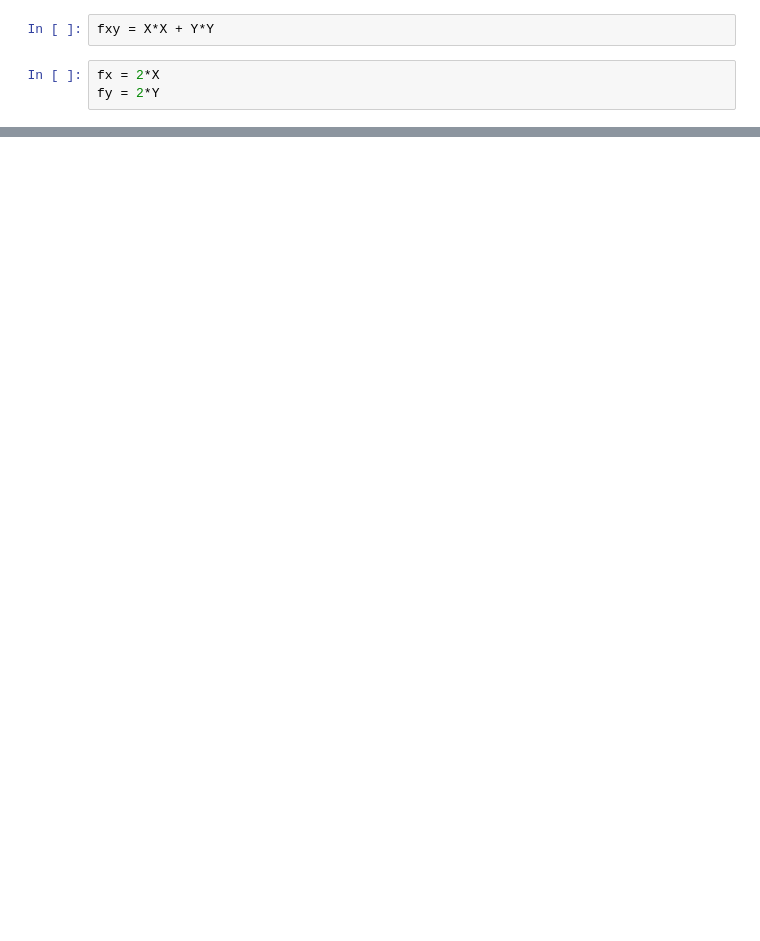
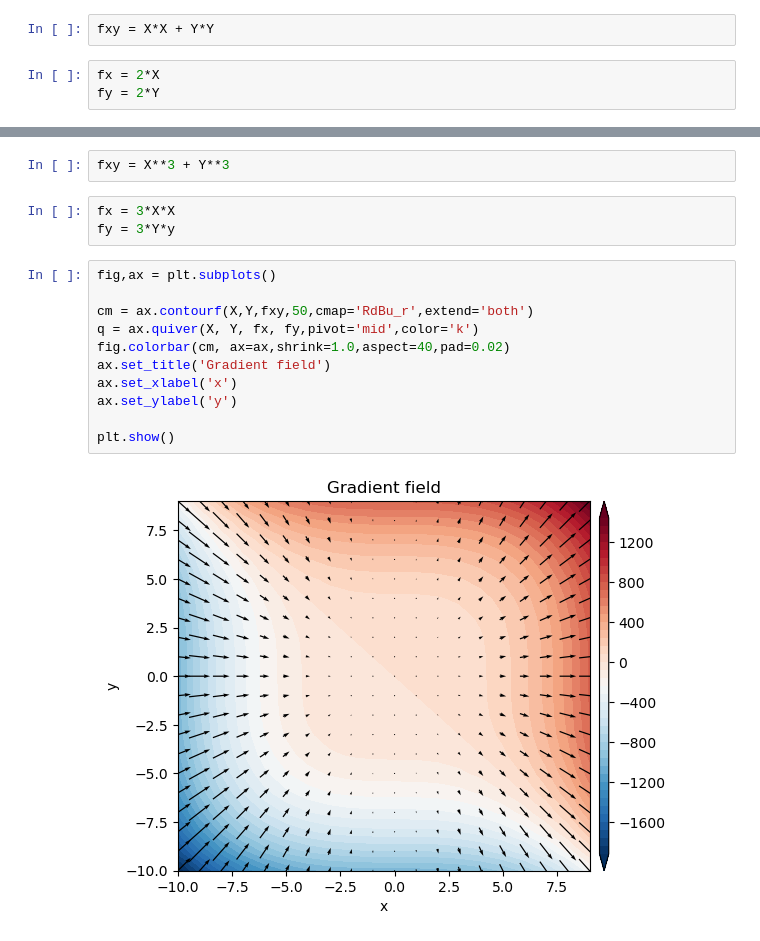
Before and after one commit to andrelreis/geofisica1, a Jupyter notebook: code/0. analise_vetorial/analise_vetorial.ipynb, the cells around one changed output, grey strips where cells are left out. Saved outputs shown, nothing was run; the diff lists cells and outputs as text; blank space fills up the shorter version.

```diff
--- a/code/0. analise_vetorial/analise_vetorial.ipynb
+++ b/code/0. analise_vetorial/analise_vetorial.ipynb
@@ -120,0 +178,18 @@ plt.show()
+# %%
+fxy = X**3 + Y**3
+# %%
+fx = 3*X*X
+fy = 3*Y*y
+# %%
+fig,ax = plt.subplots()
+
+cm = ax.contourf(X,Y,fxy,50,cmap='RdBu_r',extend='both')
+q = ax.quiver(X, Y, fx, fy,pivot='mid',color='k')
+fig.colorbar(cm, ax=ax,shrink=1.0,aspect=40,pad=0.02)
+ax.set_title('Gradient field')
+ax.set_xlabel('x')
+ax.set_ylabel('y')
+
+plt.show()
+# %% [output]
+[figure, added]
```
Also changed, not shown: parts of 22 cells of this notebook.
